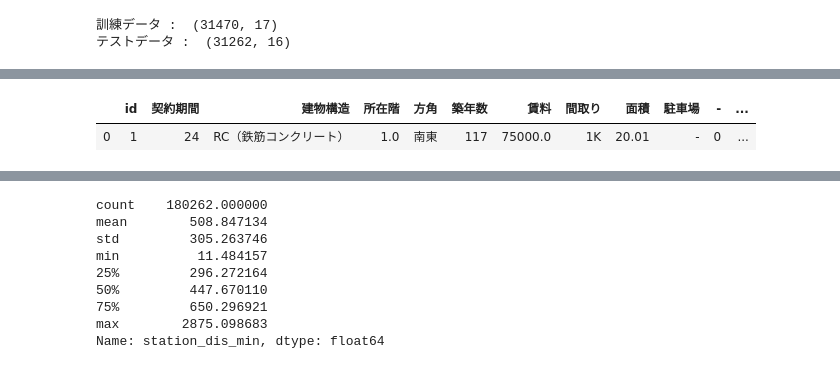
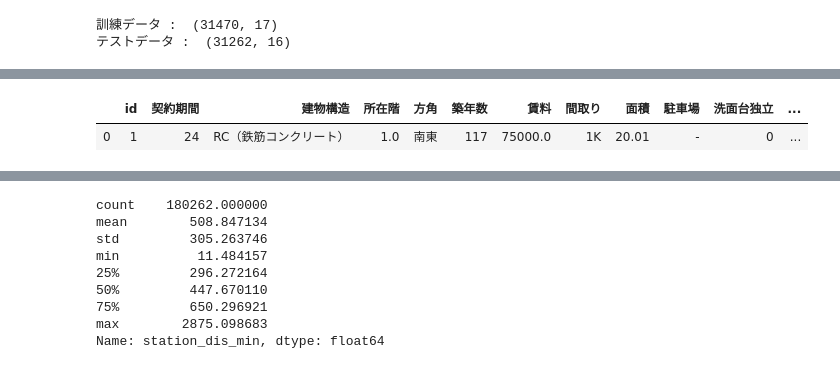
Before and after one commit to zerebom/team-mynabi, a Jupyter notebook: higuchi/best.ipynb, the cells around one changed output, grey strips where cells are left out. Cells and saved outputs as stored; diff of their text form; code cells hidden in the pictures.

```diff
--- a/higuchi/best.ipynb
+++ b/higuchi/best.ipynb
@@ -459,9 +459,9 @@ Wall time: 9.37 s
 # %%
-df = df.drop(['アクセス','キッチン','バス・トイレ','周辺環境','室内設備','所在地','放送・通信','線名'],axis=1)
+# df = df.drop(['アクセス','キッチン','バス・トイレ','周辺環境','室内設備','所在地','放送・通信','線名'],axis=1)
 df = df.explode('駅名')
 df.head(1)
 # %% [output]
-|  | id | 契約期間 | 建物構造 | 所在階 | 方角 | 築年数 | 賃料 | 間取り | 面積 | 駐車場 | - | ... |
+|  | id | 契約期間 | 建物構造 | 所在階 | 方角 | 築年数 | 賃料 | 間取り | 面積 | 駐車場 | 洗面台独立 | ... |
 | 0 | 1 | 24 | RC（鉄筋コンクリート） | 1.0 | 南東 | 117 | 75000.0 | 1K | 20.01 | - | 0 | ... |
 # %%
 ## 駅名の修正
```
Also changed, not shown: parts of 7 cells of this notebook, 9 other files.
